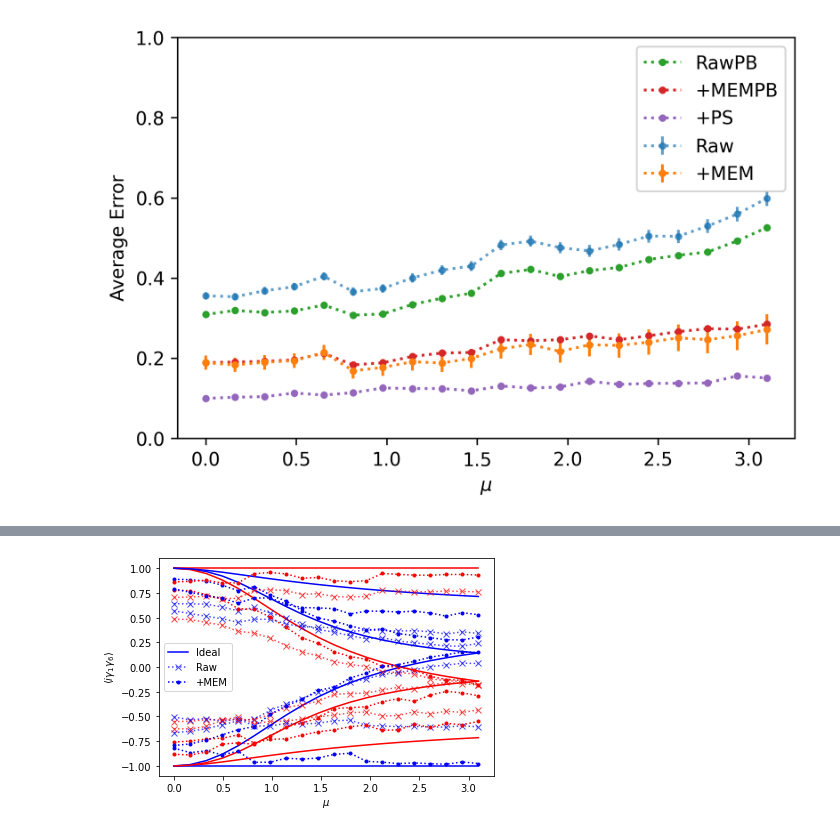
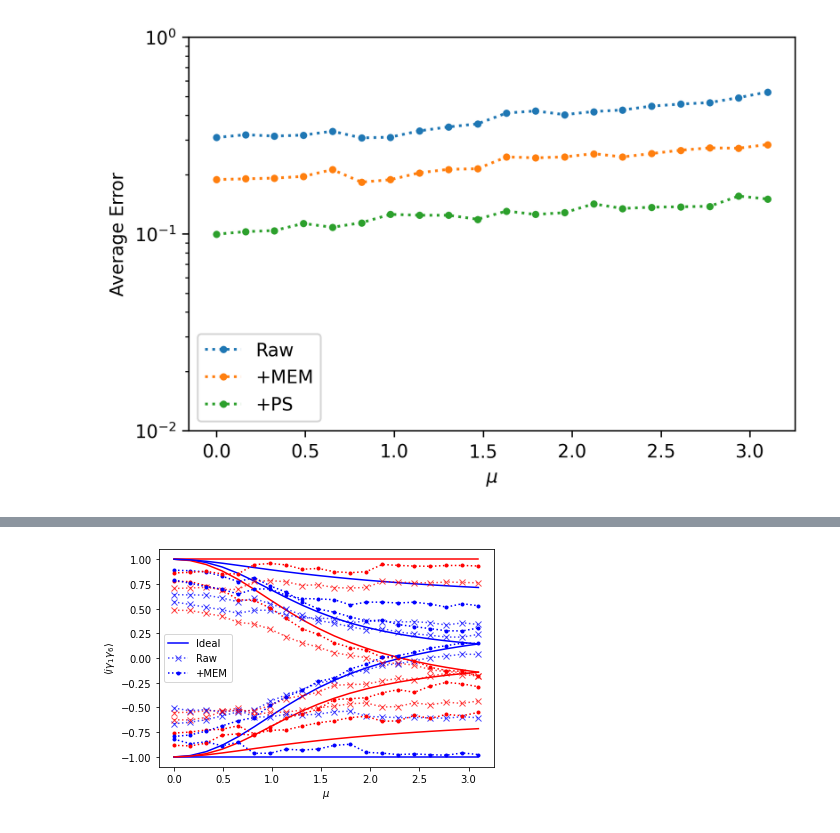
Before and after one commit to qiskit-community/qiskit-research, a Jupyter notebook: docs/mzm_generation/data-collection.ipynb, the cells around one changed output, grey strips where cells are left out. Cells and saved outputs as stored; diff of their text form; code cells hidden in the pictures.

Commit message:
mzm: update plots

```diff
--- a/docs/mzm_generation/data-collection.ipynb
+++ b/docs/mzm_generation/data-collection.ipynb
@@ -10,11 +10,11 @@ from qiskit_research.mzm_generation import KitaevHamiltonianAnalysis, KitaevHami
 # %%
 # get backend
 
-# IBMQ.load_account()
-# provider = IBMQ.get_provider(hub='ibm-q-internal', group='deployed', project='default')
-# backend = provider.get_backend('ibmq_lima')
+IBMQ.load_account()
+provider = IBMQ.get_provider(hub='ibm-q-internal', group='deployed', project='default')
+backend = provider.get_backend('ibmq_lima')
 
-backend = Aer.get_backend("statevector_simulator")
+# backend = Aer.get_backend("statevector_simulator")
 # %%
 # set parameters
 
@@ -256,87 +245,31 @@ plt.show()
 # %%
 # plot average error in energy
 fig, ax = plt.subplots(dpi=300)
-
-energy_error_raw = np.zeros(len(chemical_potential_values))
-energy_error_stddev_raw = np.zeros(len(chemical_potential_values))
-energy_error_mem = np.zeros(len(chemical_potential_values))
-energy_error_stddev_mem = np.zeros(len(chemical_potential_values))
-energy_error_pb_raw = np.zeros(len(chemical_potential_values))
-energy_error_pb_mem = np.zeros(len(chemical_potential_values))
-energy_error_ps = np.zeros(len(chemical_potential_values))
-
-for occupied_orbitals in occupied_orbitals_list:
-    exact = np.array(energy_exact[occupied_orbitals])
-
-    raw, raw_stddev = zip(*energy_raw[occupied_orbitals])
-    raw = np.array(raw)
-    energy_error_raw += np.abs(raw - exact)
-    energy_error_stddev_raw += np.array(raw_stddev) ** 2
-
-    mem, mem_stddev = zip(*energy_mem[occupied_orbitals])
-    mem = np.array(mem)
-    energy_error_mem += np.abs(mem - exact)
-    energy_error_stddev_mem += np.array(mem_stddev) ** 2
-
-    raw_pb = energy_parity_basis_raw[occupied_orbitals]
-    raw_pb = np.array(raw_pb)
-    energy_error_pb_raw += np.abs(raw_pb - exact)
-
-    mem_pb = energy_parity_basis_mem[occupied_orbitals]
-    mem_pb = np.array(mem_pb)
-    energy_error_pb_mem += np.abs(mem_pb - exact)
-
-    ps = energy_ps[occupied_orbitals]
-    ps = np.array(ps)
-    energy_error_ps += np.abs(ps - exact)
-
-energy_error_raw /= 2 ** n_modes
-energy_error_stddev_raw = np.sqrt(energy_error_stddev_raw) / 2 ** n_modes
-energy_error_mem /= 2 ** n_modes
-energy_error_stddev_mem = np.sqrt(energy_error_stddev_mem) / 2 ** n_modes
-energy_error_pb_raw /= 2 ** n_modes
-energy_error_pb_mem /= 2 ** n_modes
-energy_error_ps /= 2 ** n_modes
-
-ax.errorbar(
-    chemical_potential_values,
-    energy_error_raw,
-    yerr=2 * energy_error_stddev_raw,
-    fmt=".:",
-    label="Raw",
-    alpha=0.7,
-)
-ax.errorbar(
-    chemical_potential_values,
-    energy_error_mem,
-    yerr=2 * energy_error_stddev_mem,
-    fmt=".:",
-    label="+MEM",
-)
 ax.plot(
     chemical_potential_values,
     energy_error_pb_raw,
     ".:",
-    label="RawPB",
+    label="Raw",
 )
 ax.plot(
     chemical_potential_values,
     energy_error_pb_mem,
     ".:",
-    label="+MEMPB",
+    label="+MEM",
 )
 ax.plot(
     chemical_potential_values,
     energy_error_ps,
     ".:",
     label="+PS",
 )
 ax.set_xlabel(r"$\mu$")
 ax.set_ylabel(r"Average Error")
-ax.set_ylim(0.0, 1.0)
+ax.set_yscale('log')
+ax.set_ylim(1e-2, 1)
 ax.legend()
 
-data.add_figures(fig, 'energy_error_raw_mem', overwrite=True)
+data.add_figures(fig, 'energy_error_mit', overwrite=True)
 plt.show()
 # %% [output]
-[figure, old version]
+[figure, new version]
```
Also changed, not shown: parts of 8 cells of this notebook, 1 other file.
